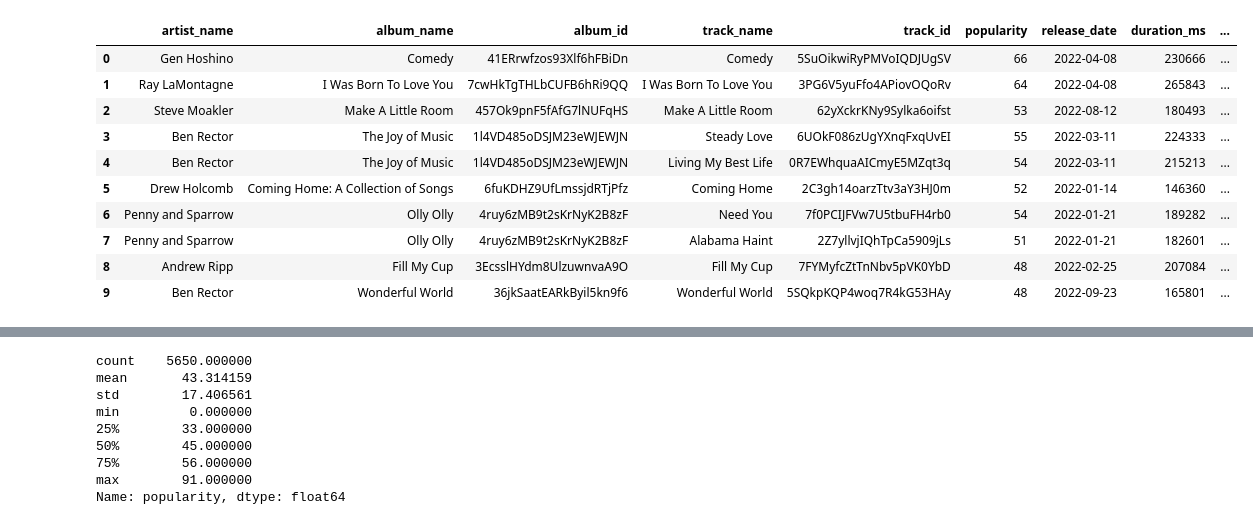
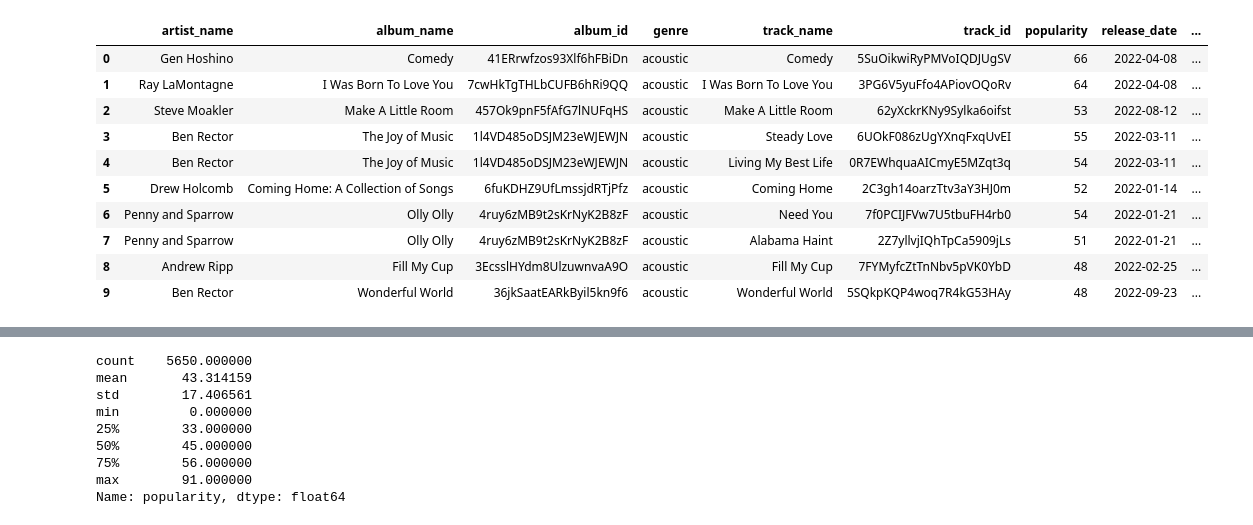
Before and after one commit to StevenDelval/Projet-_r-capitulatif-Machine_Learning, a Jupyter notebook: model_recap.ipynb, the cells around one changed output, grey strips where cells are left out. Cells and saved outputs as stored; diff of their text form; code cells hidden in the pictures.

```diff
--- a/model_recap.ipynb
+++ b/model_recap.ipynb
@@ -19,19 +19,19 @@ from sklearn.metrics import mean_squared_error, r2_score, mean_absolute_error
 pd.options.display.max_columns = None
 pd.options.display.max_rows = 200
 # %%
-df = pd.read_csv('data_5k_lignes.csv')
+df = pd.read_csv('data_test.csv')
 
 df.head(10)
 # %% [output]
-|  | artist_name | album_name | album_id | track_name | track_id | popularity | release_date | duration_ms | ... |
-| 0 | Gen Hoshino | Comedy | 41ERrwfzos93Xlf6hFBiDn | Comedy | 5SuOikwiRyPMVoIQDJUgSV | 66 | 2022-04-08 | 230666 | ... |
-| 1 | Ray LaMontagne | I Was Born To Love You | 7cwHkTgTHLbCUFB6hRi9QQ | I Was Born To Love You | 3PG6V5yuFfo4APiovOQoRv | 64 | 2022-04-08 | 265843 | ... |
-| 2 | Steve Moakler | Make A Little Room | 457Ok9pnF5fAfG7lNUFqHS | Make A Little Room | 62yXckrKNy9Sylka6oifst | 53 | 2022-08-12 | 180493 | ... |
-| 3 | Ben Rector | The Joy of Music | 1l4VD485oDSJM23eWJEWJN | Steady Love | 6UOkF086zUgYXnqFxqUvEI | 55 | 2022-03-11 | 224333 | ... |
-| 4 | Ben Rector | The Joy of Music | 1l4VD485oDSJM23eWJEWJN | Living My Best Life | 0R7EWhquaAICmyE5MZqt3q | 54 | 2022-03-11 | 215213 | ... |
-| 5 | Drew Holcomb | Coming Home: A Collection of Songs | 6fuKDHZ9UfLmssjdRTjPfz | Coming Home | 2C3gh14oarzTtv3aY3HJ0m | 52 | 2022-01-14 | 146360 | ... |
-| 6 | Penny and Sparrow | Olly Olly | 4ruy6zMB9t2sKrNyK2B8zF | Need You | 7f0PCIJFVw7U5tbuFH4rb0 | 54 | 2022-01-21 | 189282 | ... |
-| 7 | Penny and Sparrow | Olly Olly | 4ruy6zMB9t2sKrNyK2B8zF | Alabama Haint | 2Z7yllvjIQhTpCa5909jLs | 51 | 2022-01-21 | 182601 | ... |
-| 8 | Andrew Ripp | Fill My Cup | 3EcsslHYdm8UlzuwnvaA9O | Fill My Cup | 7FYMyfcZtTnNbv5pVK0YbD | 48 | 2022-02-25 | 207084 | ... |
-| 9 | Ben Rector | Wonderful World | 36jkSaatEARkByil5kn9f6 | Wonderful World | 5SQkpKQP4woq7R4kG53HAy | 48 | 2022-09-23 | 165801 | ... |
+|  | artist_name | album_name | album_id | genre | track_name | track_id | popularity | release_date | ... |
+| 0 | Gen Hoshino | Comedy | 41ERrwfzos93Xlf6hFBiDn | acoustic | Comedy | 5SuOikwiRyPMVoIQDJUgSV | 66 | 2022-04-08 | ... |
+| 1 | Ray LaMontagne | I Was Born To Love You | 7cwHkTgTHLbCUFB6hRi9QQ | acoustic | I Was Born To Love You | 3PG6V5yuFfo4APiovOQoRv | 64 | 2022-04-08 | ... |
+| 2 | Steve Moakler | Make A Little Room | 457Ok9pnF5fAfG7lNUFqHS | acoustic | Make A Little Room | 62yXckrKNy9Sylka6oifst | 53 | 2022-08-12 | ... |
+| 3 | Ben Rector | The Joy of Music | 1l4VD485oDSJM23eWJEWJN | acoustic | Steady Love | 6UOkF086zUgYXnqFxqUvEI | 55 | 2022-03-11 | ... |
+| 4 | Ben Rector | The Joy of Music | 1l4VD485oDSJM23eWJEWJN | acoustic | Living My Best Life | 0R7EWhquaAICmyE5MZqt3q | 54 | 2022-03-11 | ... |
+| 5 | Drew Holcomb | Coming Home: A Collection of Songs | 6fuKDHZ9UfLmssjdRTjPfz | acoustic | Coming Home | 2C3gh14oarzTtv3aY3HJ0m | 52 | 2022-01-14 | ... |
+| 6 | Penny and Sparrow | Olly Olly | 4ruy6zMB9t2sKrNyK2B8zF | acoustic | Need You | 7f0PCIJFVw7U5tbuFH4rb0 | 54 | 2022-01-21 | ... |
+| 7 | Penny and Sparrow | Olly Olly | 4ruy6zMB9t2sKrNyK2B8zF | acoustic | Alabama Haint | 2Z7yllvjIQhTpCa5909jLs | 51 | 2022-01-21 | ... |
+| 8 | Andrew Ripp | Fill My Cup | 3EcsslHYdm8UlzuwnvaA9O | acoustic | Fill My Cup | 7FYMyfcZtTnNbv5pVK0YbD | 48 | 2022-02-25 | ... |
+| 9 | Ben Rector | Wonderful World | 36jkSaatEARkByil5kn9f6 | acoustic | Wonderful World | 5SQkpKQP4woq7R4kG53HAy | 48 | 2022-09-23 | ... |
 # %%
```
Also changed, not shown: parts of 11 cells of this notebook.
